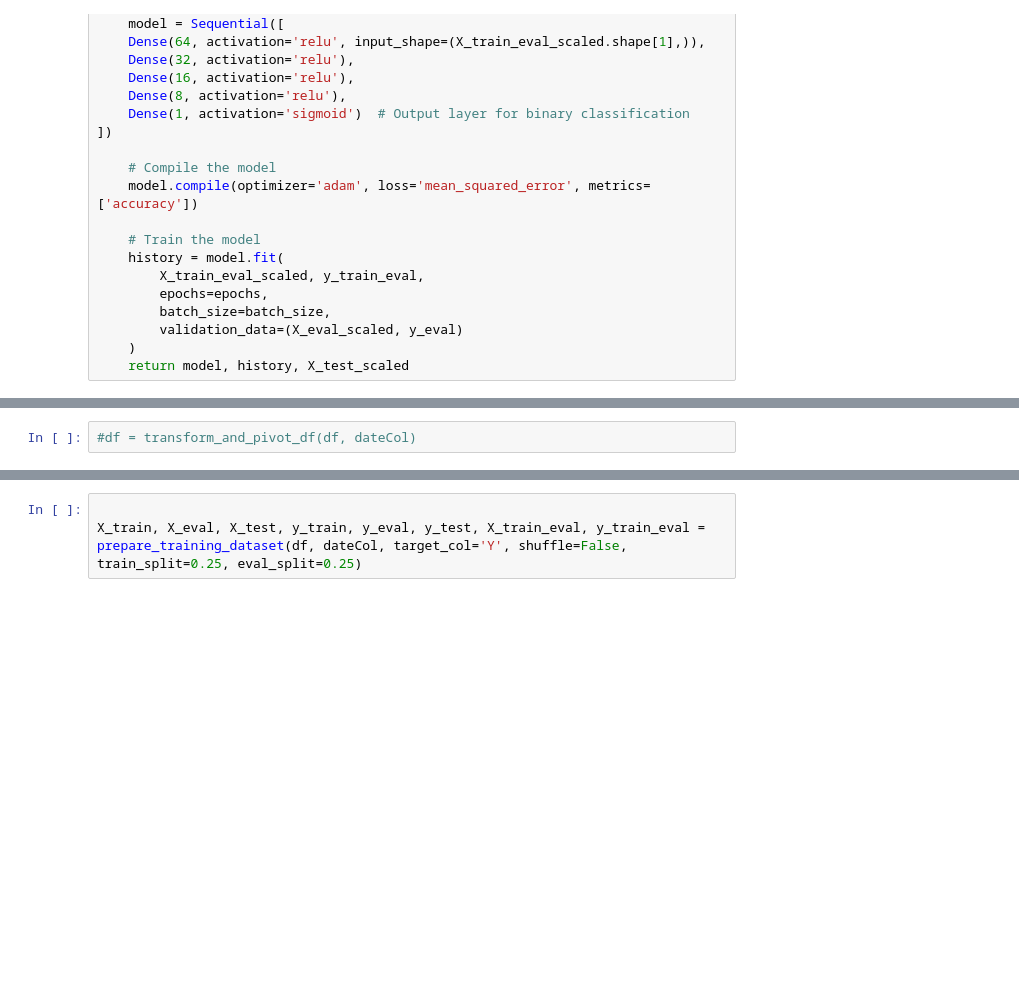
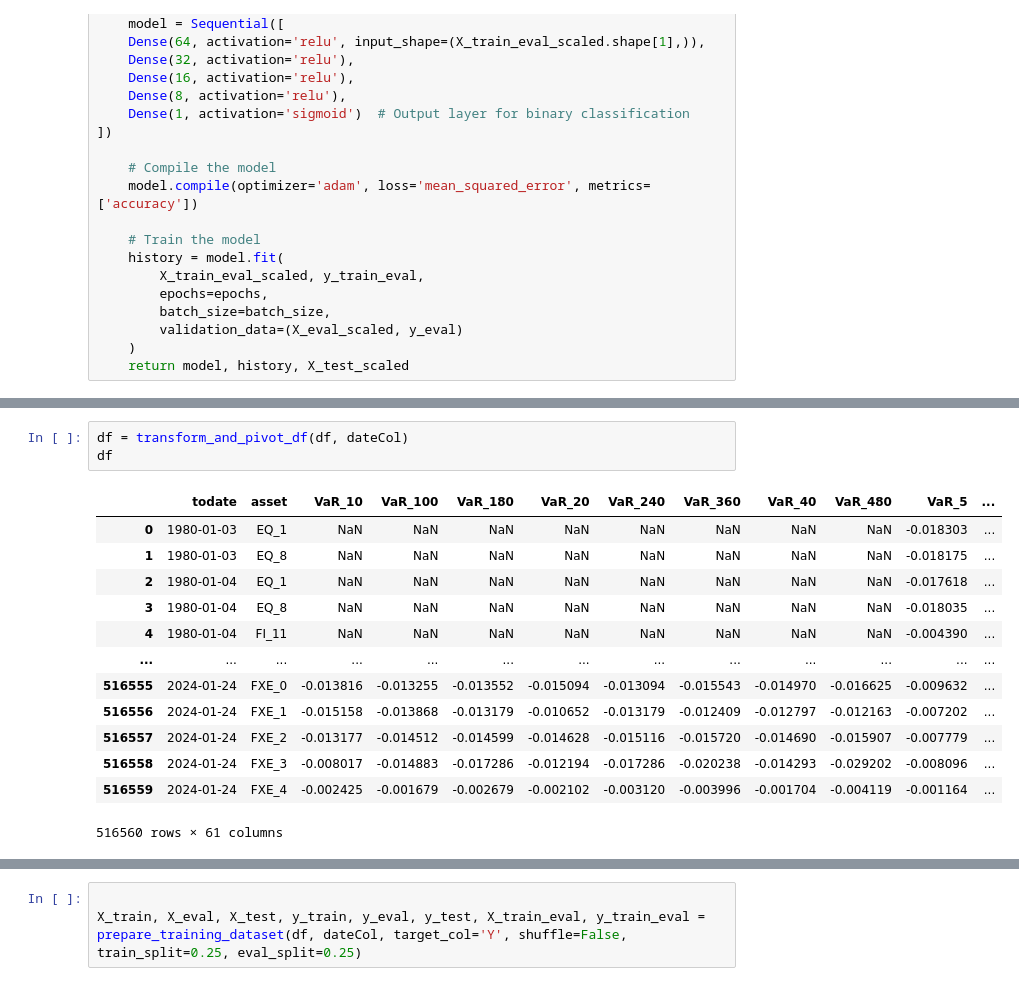
Before and after one commit to OscarAzrak/Master-thesis, a Jupyter notebook: Code_functions.ipynb, the cells around one changed output, grey strips where cells are left out. Cells and saved outputs as stored; diff of their text form; blank space fills up the shorter version.

```diff
--- a/Code_functions.ipynb
+++ b/Code_functions.ipynb
@@ -356,5 +391,20 @@ df = add_features(df, window_m)
 # %%
-#df = transform_and_pivot_df(df, dateCol)
+df = transform_and_pivot_df(df, dateCol)
+df
+# %% [output]
+|  | todate | asset | VaR_10 | VaR_100 | VaR_180 | VaR_20 | VaR_240 | VaR_360 | VaR_40 | VaR_480 | VaR_5 | ... |
+| 0 | 1980-01-03 | EQ_1 | NaN | NaN | NaN | NaN | NaN | NaN | NaN | NaN | -0.018303 | ... |
+| 1 | 1980-01-03 | EQ_8 | NaN | NaN | NaN | NaN | NaN | NaN | NaN | NaN | -0.018175 | ... |
+| 2 | 1980-01-04 | EQ_1 | NaN | NaN | NaN | NaN | NaN | NaN | NaN | NaN | -0.017618 | ... |
+| 3 | 1980-01-04 | EQ_8 | NaN | NaN | NaN | NaN | NaN | NaN | NaN | NaN | -0.018035 | ... |
+| 4 | 1980-01-04 | FI_11 | NaN | NaN | NaN | NaN | NaN | NaN | NaN | NaN | -0.004390 | ... |
+| ... | ... | ... | ... | ... | ... | ... | ... | ... | ... | ... | ... | ... |
+| 516555 | 2024-01-24 | FXE_0 | -0.013816 | -0.013255 | -0.013552 | -0.015094 | -0.013094 | -0.015543 | -0.014970 | -0.016625 | -0.009632 | ... |
+| 516556 | 2024-01-24 | FXE_1 | -0.015158 | -0.013868 | -0.013179 | -0.010652 | -0.013179 | -0.012409 | -0.012797 | -0.012163 | -0.007202 | ... |
+| 516557 | 2024-01-24 | FXE_2 | -0.013177 | -0.014512 | -0.014599 | -0.014628 | -0.015116 | -0.015720 | -0.014690 | -0.015907 | -0.007779 | ... |
+| 516558 | 2024-01-24 | FXE_3 | -0.008017 | -0.014883 | -0.017286 | -0.012194 | -0.017286 | -0.020238 | -0.014293 | -0.029202 | -0.008096 | ... |
+| 516559 | 2024-01-24 | FXE_4 | -0.002425 | -0.001679 | -0.002679 | -0.002102 | -0.003120 | -0.003996 | -0.001704 | -0.004119 | -0.001164 | ... |
+516560 rows × 61 columns
 # %%
 target_days = 9
 #lägg till så man kan räkna sharpe för t.ex 7 dagar genom att kalkylera i add_y_col funktioen istället
```
Also changed, not shown: parts of 8 cells of this notebook.
